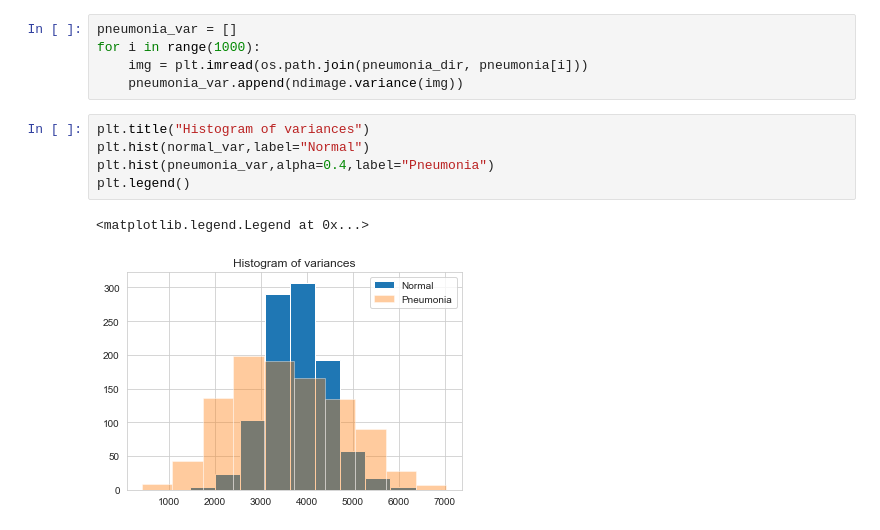
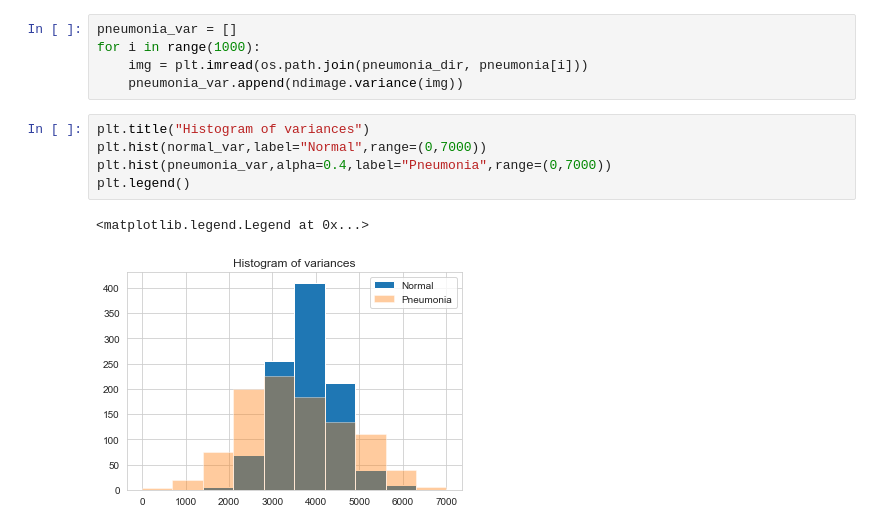
Before and after one commit to adam-broussard/Chandra, a Jupyter notebook: notebooks/0_ExploratoryDataAnalysis.ipynb, the cells around one changed output. Cells and saved outputs as stored; diff of their text form.

```diff
--- a/notebooks/0_ExploratoryDataAnalysis.ipynb
+++ b/notebooks/0_ExploratoryDataAnalysis.ipynb
@@ -106,9 +121,9 @@ for i in range(1000):
     pneumonia_var.append(ndimage.variance(img))
 # %%
 plt.title("Histogram of variances")
-plt.hist(normal_var,label="Normal")
-plt.hist(pneumonia_var,alpha=0.4,label="Pneumonia")
+plt.hist(normal_var,label="Normal",range=(0,7000))
+plt.hist(pneumonia_var,alpha=0.4,label="Pneumonia",range=(0,7000))
 plt.legend()
 # %% [output]
 <matplotlib.legend.Legend at 0x...>
-[figure, old version]
+[figure, new version]
```
Also changed, not shown: parts of 6 cells of this notebook, 1 other file.
